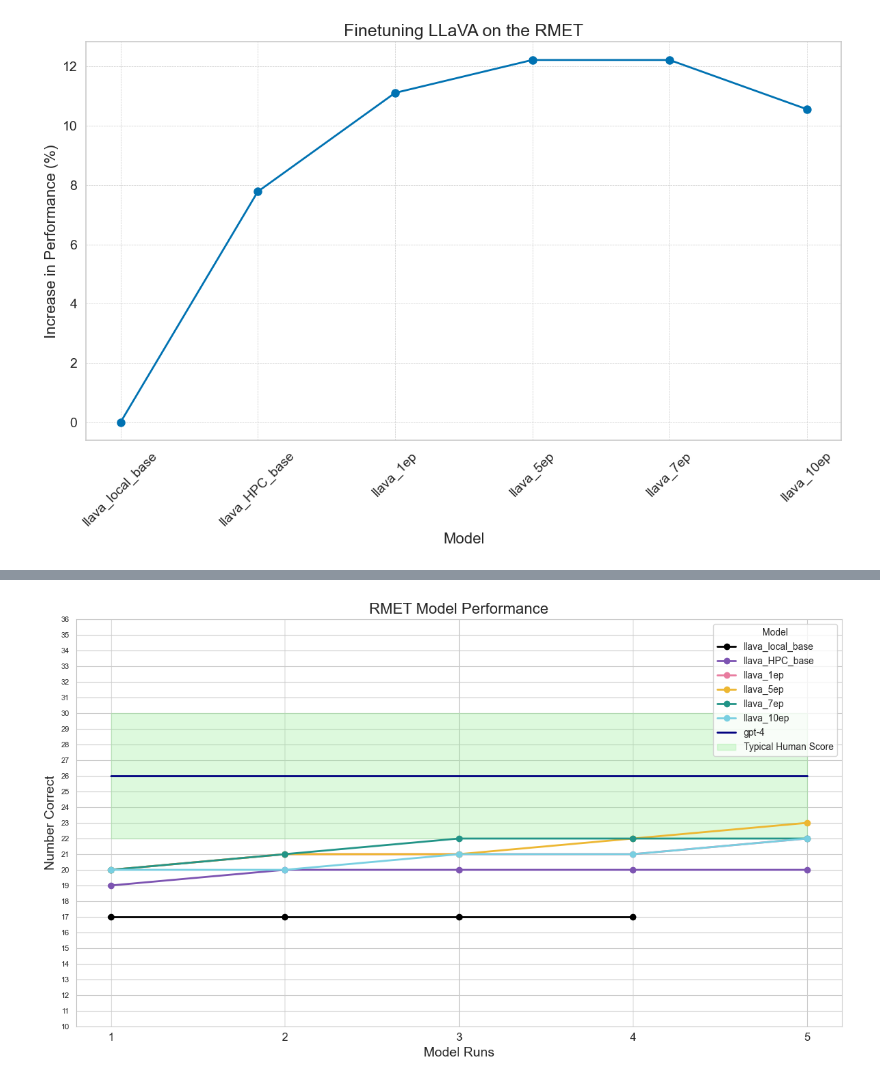
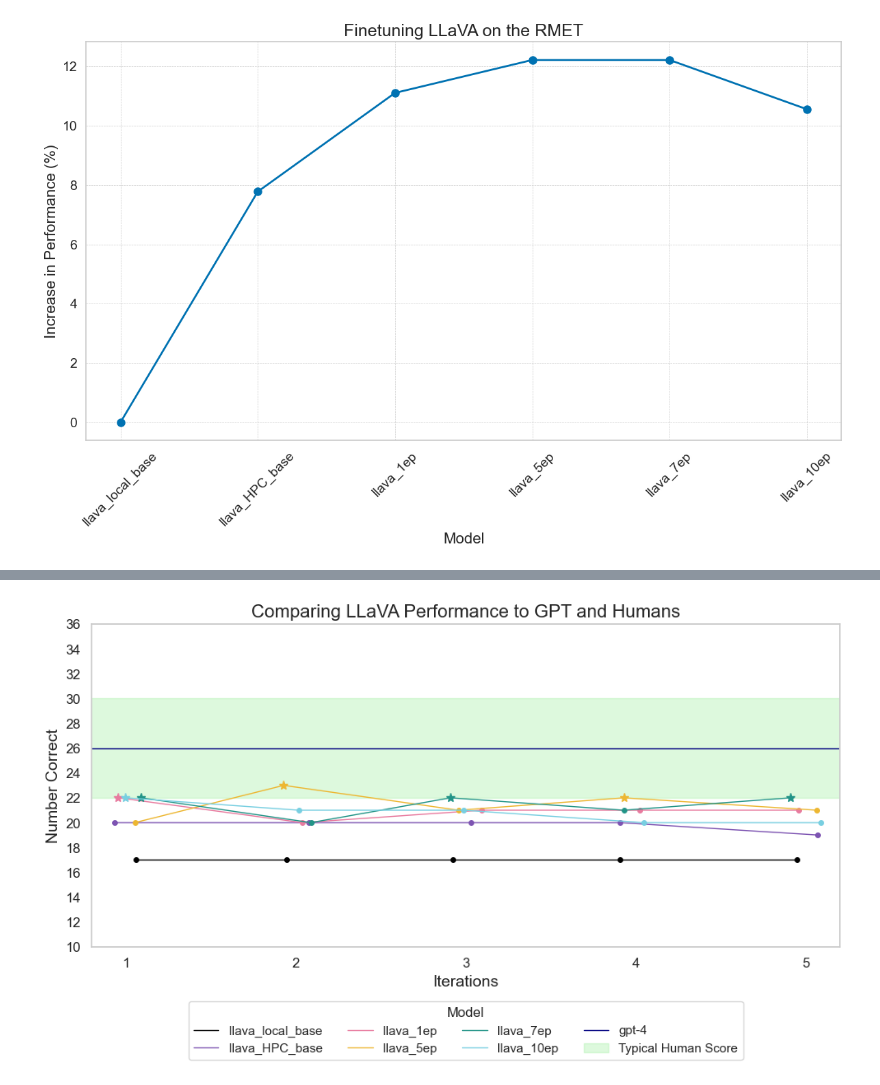
Before and after one commit to bridgetleonard2/Eyes-Mind-Model, a Jupyter notebook: llava_hyak/rmet_analysis.ipynb, the cells around one changed output, grey strips where cells are left out. Drawn from its saved outputs; the diff is of its cells as text; code cells hidden in the pictures.

Commit message:
add results

```diff
--- a/llava_hyak/rmet_analysis.ipynb
+++ b/llava_hyak/rmet_analysis.ipynb
@@ -16,6 +16,7 @@ local_base1 = pd.read_csv('rmet_results/rmet_local_base-1.txt')
 local_base2 = pd.read_csv('rmet_results/rmet_local_base-2.txt')
 local_base3 = pd.read_csv('rmet_results/rmet_local_base-3.txt')
 local_base4 = pd.read_csv('rmet_results/rmet_local_base-4.txt')
+local_base5 = pd.read_csv('rmet_results/rmet_local_base-5.txt')
 
 HPC_base1 = pd.read_csv('rmet_results/rmet_HPC_base-1.txt')
 HPC_base2 = pd.read_csv('rmet_results/rmet_HPC_base-2.txt')
@@ -47,7 +48,7 @@ ep10_3 = pd.read_csv('rmet_results/rmet_10ep-3.txt')
 ep10_4 = pd.read_csv('rmet_results/rmet_10ep-4.txt')
 ep10_5 = pd.read_csv('rmet_results/rmet_10ep-5.txt')
 # %%
-rmet = pd.concat([local_base1, local_base2, local_base3, local_base4,
+rmet = pd.concat([local_base1, local_base2, local_base3, local_base4, local_base5,
                   HPC_base1, HPC_base2, HPC_base3, HPC_base4, HPC_base5,
                   ep1_1, ep1_2, ep1_3, ep1_4, ep1_5,
                   ep5_1, ep5_2, ep5_3, ep5_4, ep5_5,
@@ -239,48 +205,61 @@ plt.show()
 # %%
-import matplotlib.pyplot as plt
-import seaborn as sns
-import pandas as pd
-import numpy as np
-
 # Enhance aesthetics with seaborn
-sns.set_style("whitegrid")  # For a clean background, replace "white" with "whitegrid" if you prefer subtle grid lines
+#sns.set_style("white")  # For a clean background, replace "white" with "whitegrid" if you prefer subtle grid lines
 
 # Assuming 'data' is your DataFrame
 
 # Line colors
 line_colors = {
     'llava_local_base': 'black',
     'llava_HPC_base': '#7d54b2',
     'llava_1ep': '#e87b9f',
     'llava_5ep': '#edb732',
     'llava_7ep': '#229487',
     'llava_10ep': '#78cfe1'
 }
 
 # Plotting
-plt.figure(figsize=(12, 7))  # Adjusted for better aspect ratio and space for legend
+plt.figure(figsize=(10, 6))  # Adjusted for better aspect ratio and space for legend
+
+jitter_strength = 0.1  # Control the amount of horizontal jitter
+
+# Convert DataFrame index to a numeric format if it's not already
+numeric_index = np.arange(len(data.index))
 
 for model, color in line_colors.items():
-    plt.plot(data.index, data[model].sort_values(), label=model, marker='o', markersize=6, linewidth=2, color=color)
+     # Apply a mild jitter to the x-values
+    jittered_index = numeric_index + np.random.uniform(-jitter_strength, jitter_strength, len(data.index)) + 1
 
-plt.plot(data.index, [26 for i in range(5)], label='gpt-4', color='#000080', linewidth=2)
+    # Plot the continuous line for the model
+    plt.plot(jittered_index, data[model], label=model, linewidth=1, color=color)
+
+    for x, y in zip(jittered_index, data[model]):
+        if y > 21:
+            # Plot with an alternative marker
+            plt.plot(x, y, label=model if 'star' not in locals() else "", marker='*', markersize=8, linestyle='None', color=color)
+            star = True
+        else:
+            # Plot with the default marker
+            plt.plot(x, y, label=model if 'circle' not in locals() else "", marker='o', markersize=4, linestyle='None', color=color)
+            circle = True
+
+plt.plot(range(7), [26 for i in range(7)], label='gpt-4', color='#000080', linewidth=1)
 
 # Highlighting
-plt.fill_between(data.index, 22, 30, color='lightgreen', alpha=0.3, label='Typical Human Score')
+plt.fill_between(range(7), 22, 30, color='lightgreen', alpha=0.3, label='Typical Human Score')
 
-plt.title('RMET Model Performance', fontsize=16)
-plt.xlabel('Model Runs', fontsize=14)
+plt.title('Comparing LLaVA Performance to GPT and Humans', fontsize=16)
+plt.xlabel('Iterations', fontsize=14)
 plt.ylabel('Number Correct', fontsize=14)
 plt.xticks(range(1, 6), fontsize=12)
-plt.yticks(range(10, 37), fontsize=8)
-
-# Removing the grid
-# plt.grid(False)
-
+plt.yticks(range(10, 37, 2), fontsize=12)
+plt.xlim(0.8,5.2)
 # Placing the legend outside the plot
-plt.legend(title='Model', loc='upper right', fancybox=True) #, bbox_to_anchor=(1, 1)
+plt.legend(title='Model', loc='upper center', fancybox=True, ncol=4, bbox_to_anchor=(0.5, -.15)) #, bbox_to_anchor=(1, 1)
 
 plt.tight_layout()
+# Removing the grid
+plt.grid(False)
 plt.show()
 # %% [output]
-[figure, old version]
+[figure, new version]
```
Also changed, not shown: parts of 5 cells of this notebook, 3 other files.
